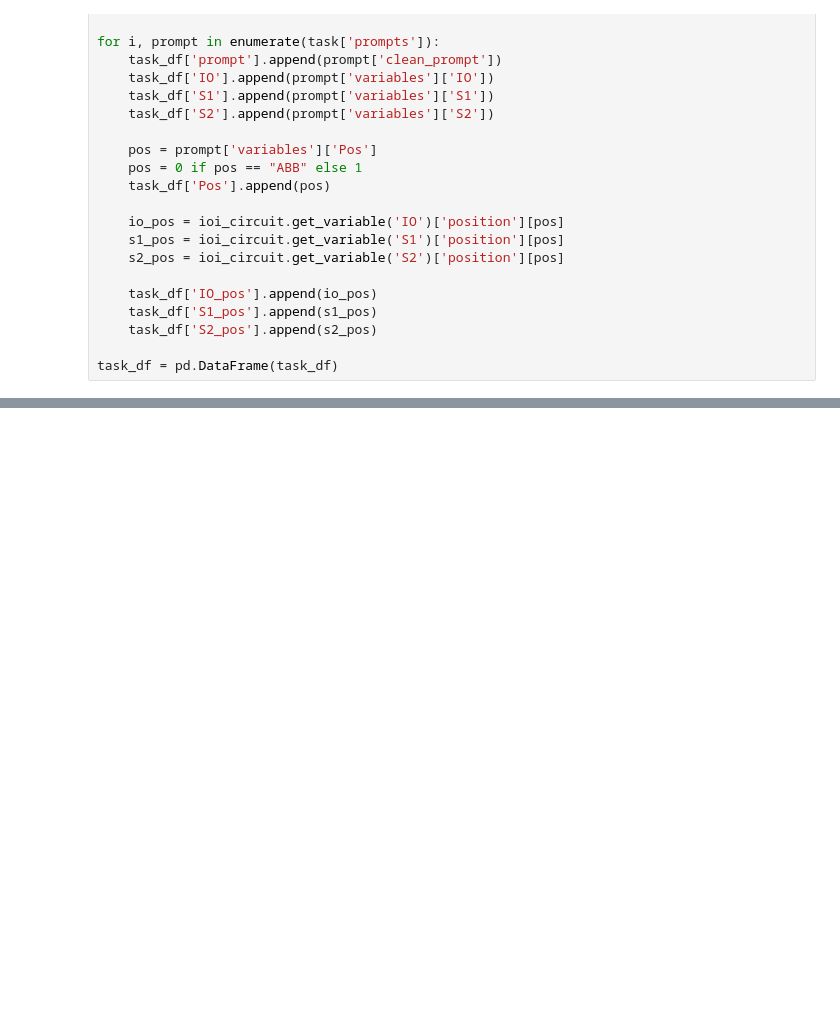
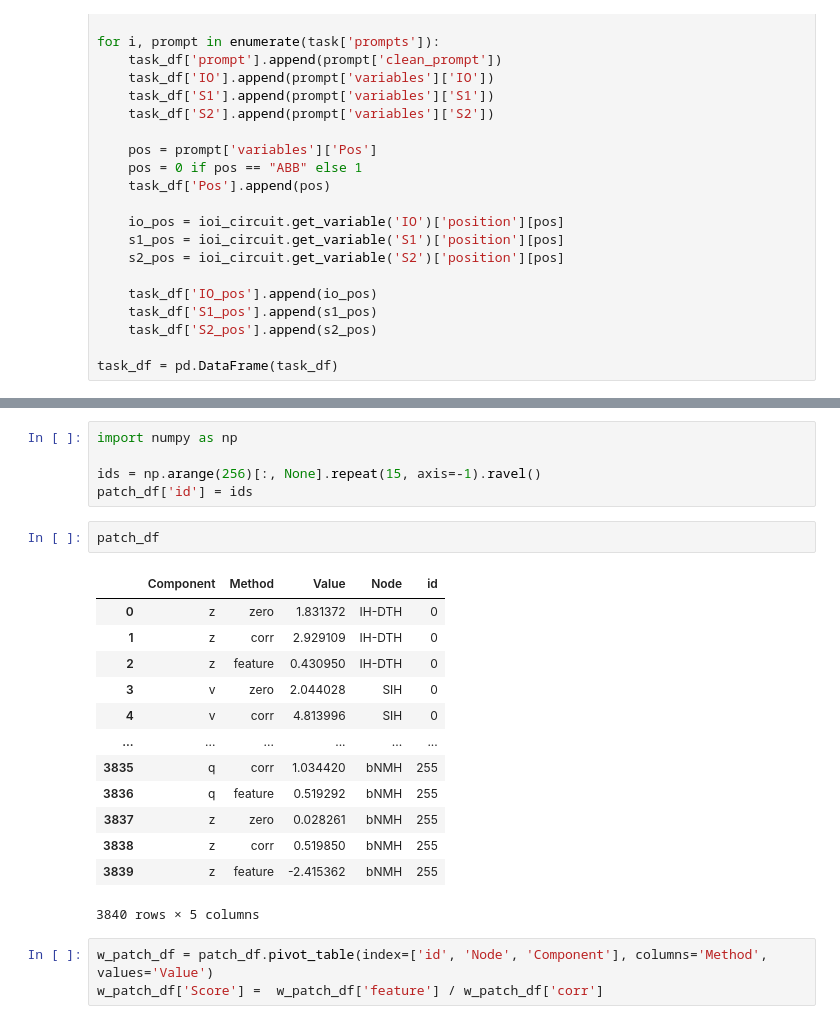
Before and after one commit to ghidav/sae-transfer-learning, a Jupyter notebook: sae_eval.ipynb, the cells around one changed output, grey strips where cells are left out. Drawn from its saved outputs; the diff is of its cells as text; blank space fills up the shorter version.

```diff
--- a/sae_eval.ipynb
+++ b/sae_eval.ipynb
@@ -402,0 +459,24 @@ tensor(1.6125, device='cuda:0')
+# %%
+import numpy as np
+
+ids = np.arange(256)[:, None].repeat(15, axis=-1).ravel()
+patch_df['id'] = ids
+# %%
+patch_df
+# %% [output]
+|  | Component | Method | Value | Node | id |
+| 0 | z | zero | 1.831372 | IH-DTH | 0 |
+| 1 | z | corr | 2.929109 | IH-DTH | 0 |
+| 2 | z | feature | 0.430950 | IH-DTH | 0 |
+| 3 | v | zero | 2.044028 | SIH | 0 |
+| 4 | v | corr | 4.813996 | SIH | 0 |
+| ... | ... | ... | ... | ... | ... |
+| 3835 | q | corr | 1.034420 | bNMH | 255 |
+| 3836 | q | feature | 0.519292 | bNMH | 255 |
+| 3837 | z | zero | 0.028261 | bNMH | 255 |
+| 3838 | z | corr | 0.519850 | bNMH | 255 |
+| 3839 | z | feature | -2.415362 | bNMH | 255 |
+3840 rows × 5 columns
+# %%
+w_patch_df = patch_df.pivot_table(index=['id', 'Node', 'Component'], columns='Method', values='Value')
+w_patch_df['Score'] =  w_patch_df['feature'] / w_patch_df['corr']
```
Also changed, not shown: parts of 18 cells of this notebook.
